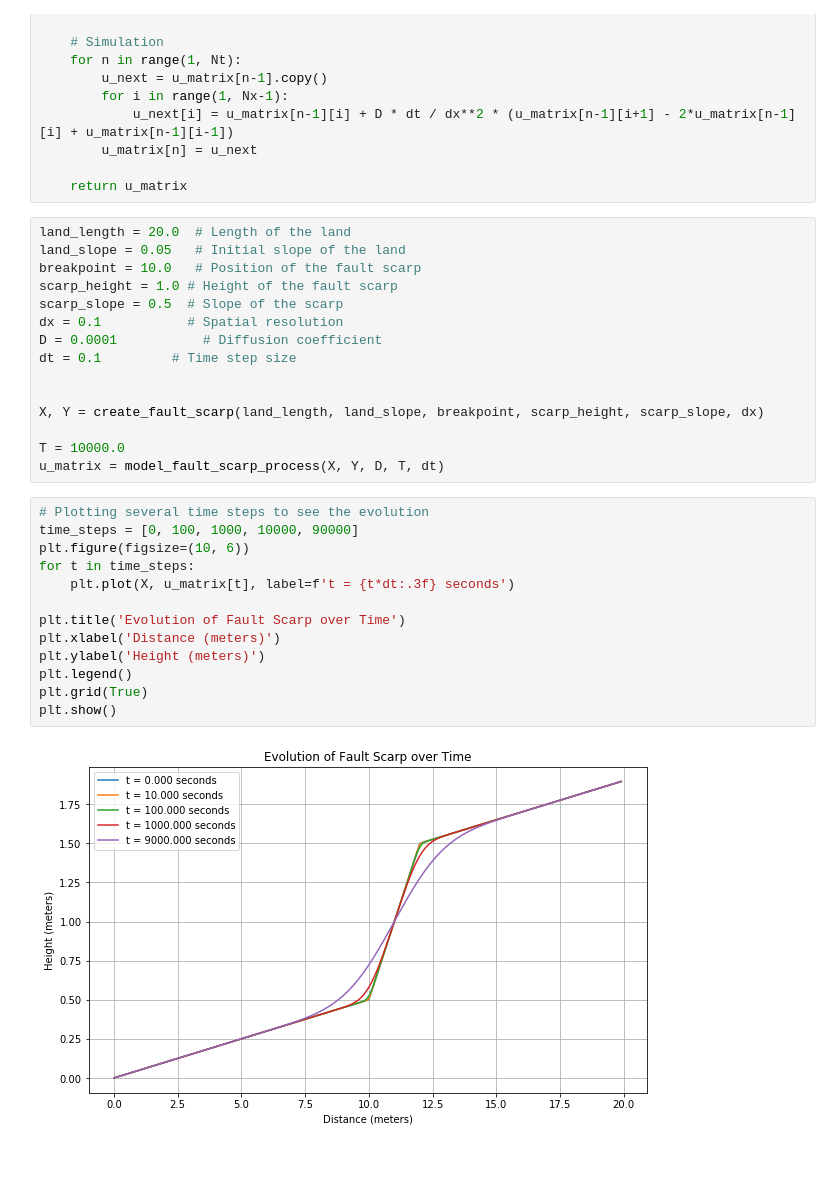
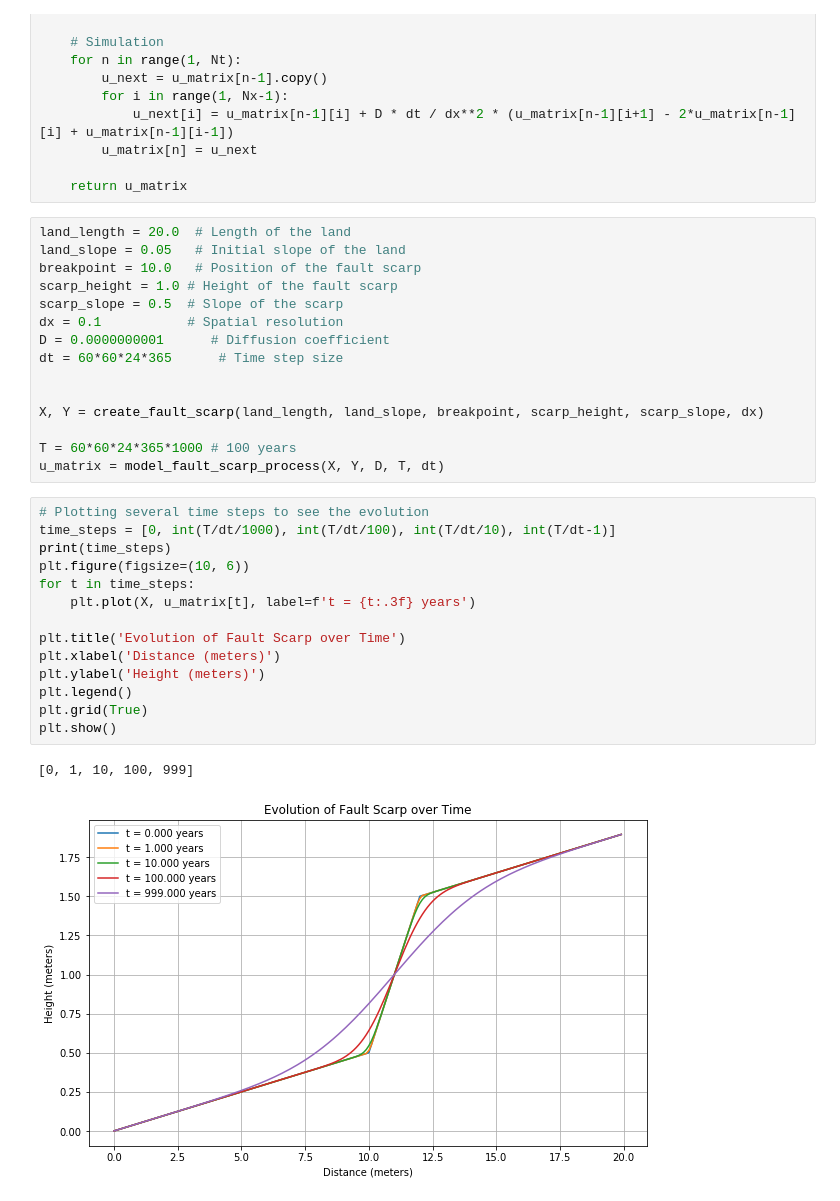
Before and after one commit to ZhiangChen/fault_scarp_modeling_ML, a Jupyter notebook: notebooks/diffusion_equation_1D.ipynb, the cells around one changed output. Cells and saved outputs as stored; diff of their text form; blank space fills up the shorter version.

```diff
--- a/notebooks/diffusion_equation_1D.ipynb
+++ b/notebooks/diffusion_equation_1D.ipynb
@@ -89,26 +89,28 @@ breakpoint = 10.0   # Position of the fault scarp
 scarp_height = 1.0 # Height of the fault scarp
 scarp_slope = 0.5  # Slope of the scarp
 dx = 0.1           # Spatial resolution
-D = 0.0001           # Diffusion coefficient
-dt = 0.1         # Time step size
+D = 0.0000000001      # Diffusion coefficient
+dt = 60*60*24*365      # Time step size
 
 
 X, Y = create_fault_scarp(land_length, land_slope, breakpoint, scarp_height, scarp_slope, dx)
 
-T = 10000.0
+T = 60*60*24*365*1000 # 100 years
 u_matrix = model_fault_scarp_process(X, Y, D, T, dt)
 # %%
 # Plotting several time steps to see the evolution
-time_steps = [0, 100, 1000, 10000, 90000]
+time_steps = [0, int(T/dt/1000), int(T/dt/100), int(T/dt/10), int(T/dt-1)]
+print(time_steps)
 plt.figure(figsize=(10, 6))
 for t in time_steps:
-    plt.plot(X, u_matrix[t], label=f't = {t*dt:.3f} seconds')
+    plt.plot(X, u_matrix[t], label=f't = {t:.3f} years')
 
 plt.title('Evolution of Fault Scarp over Time')
 plt.xlabel('Distance (meters)')
 plt.ylabel('Height (meters)')
 plt.legend()
 plt.grid(True)
 plt.show()
 # %% [output]
+[0, 1, 10, 100, 999]
-[figure, old version]
+[figure, new version]
```
Also changed, not shown: parts of 1 cell of this notebook.
